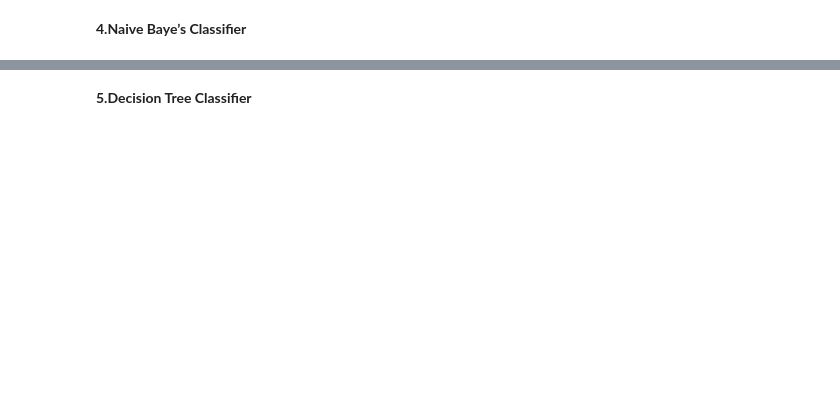
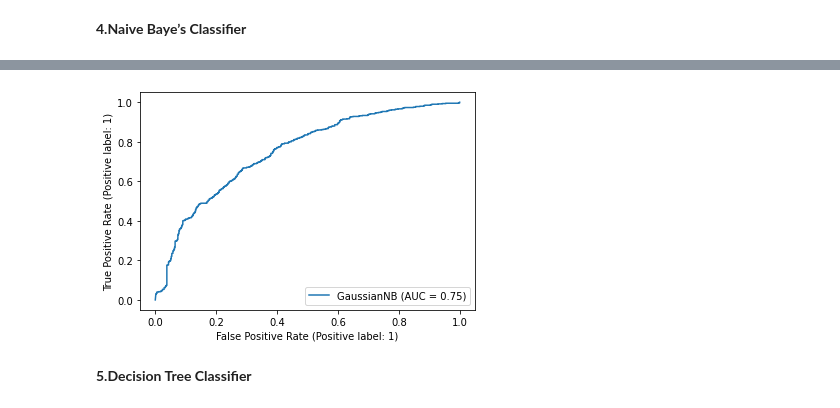
Before and after one commit to omajipawar/Cardiovascular-Risk-Prediction, a Jupyter notebook: Cardiovascular_Risk_Prediction_(Omaji_Pawar).ipynb, the cells around one changed output, grey strips where cells are left out. Cells and saved outputs as stored; diff of their text form; code cells hidden in the pictures; blank space fills up the shorter version.

```diff
--- a/Cardiovascular_Risk_Prediction_(Omaji_Pawar).ipynb
+++ b/Cardiovascular_Risk_Prediction_(Omaji_Pawar).ipynb
@@ -533,3 +547,9 @@ weighted avg       0.68      0.65      0.64      1152
+# %%
+#Plotting roc curve
+plot_roc_curve(nbc,X_test,y_test)
+plt.show()
+# %% [output]
+[figure, added]
 # %% [markdown]
 **5.Decision Tree Classifier**
 # %%
```
Also changed, not shown: parts of 25 cells of this notebook.
